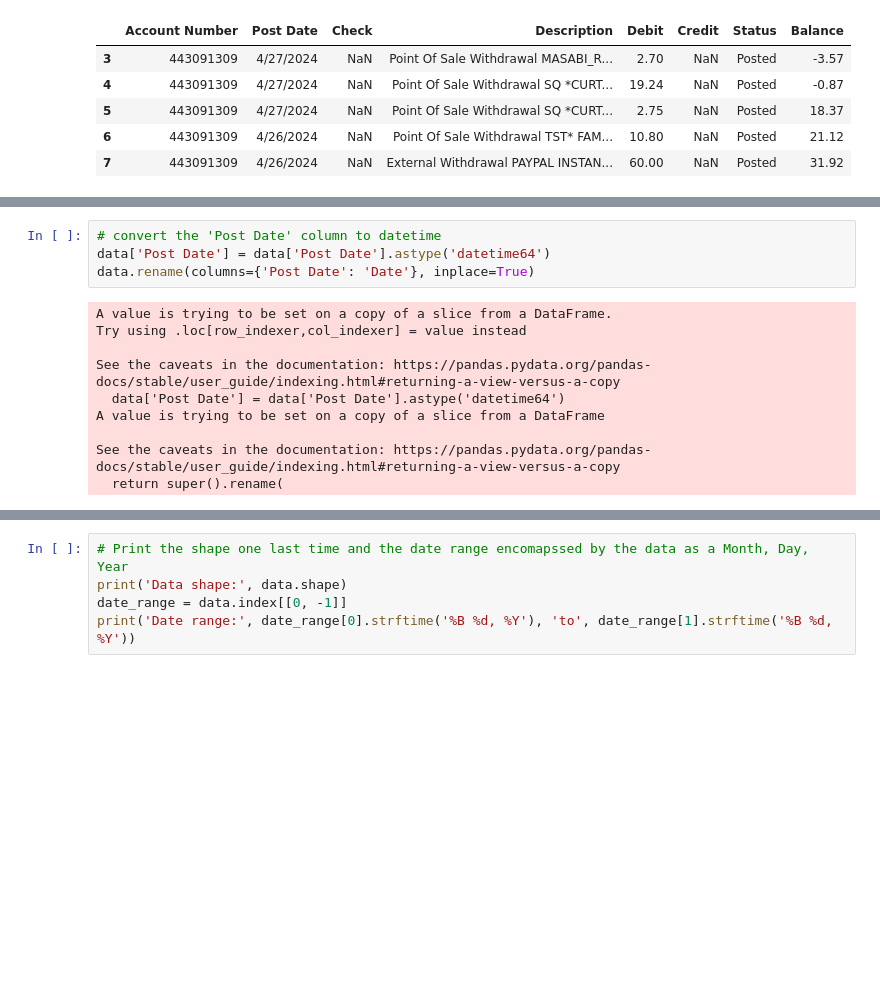
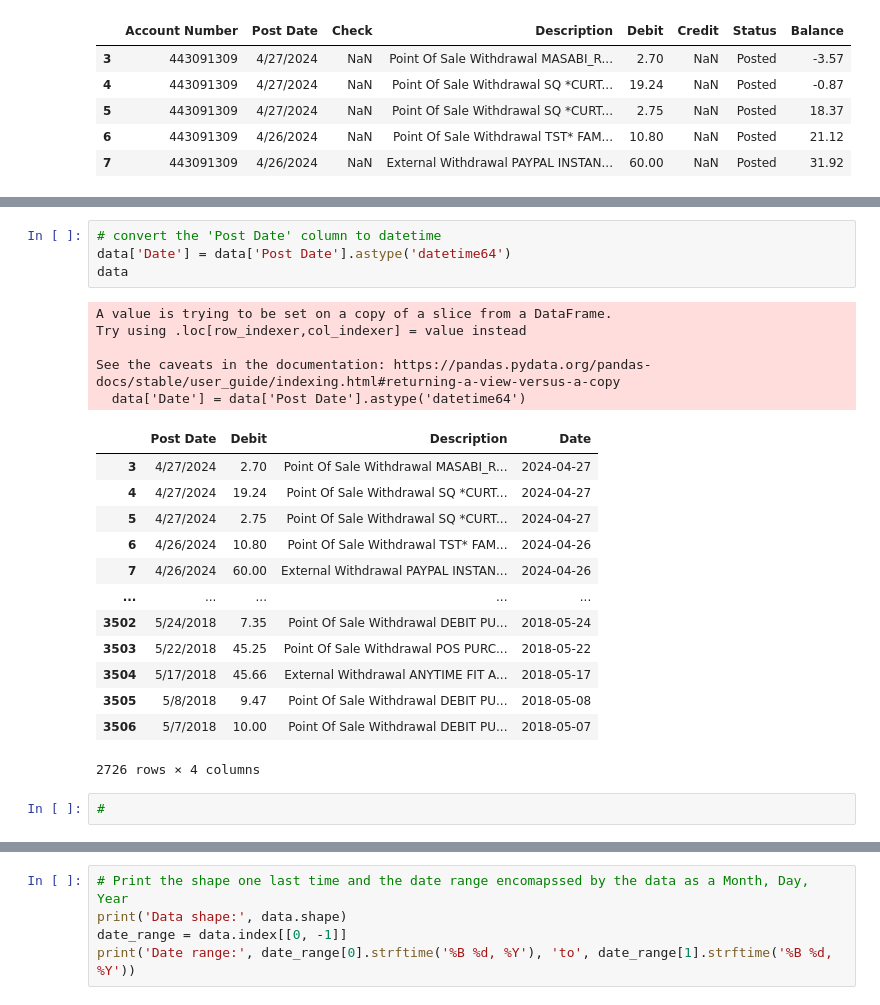
Before and after one commit to EZ-Walk/Expense-forcasting, a Jupyter notebook: data.ipynb, the cells around one changed output, grey strips where cells are left out. Cells and saved outputs as stored; diff of their text form; blank space fills up the shorter version.

```diff
--- a/data.ipynb
+++ b/data.ipynb
@@ -45,17 +45,28 @@ Data shape: (2726, 2)
 # %%
 # convert the 'Post Date' column to datetime
-data['Post Date'] = data['Post Date'].astype('datetime64')
-data.rename(columns={'Post Date': 'Date'}, inplace=True)
+data['Date'] = data['Post Date'].astype('datetime64')
+data
 # %% [output]
 A value is trying to be set on a copy of a slice from a DataFrame.
 Try using .loc[row_indexer,col_indexer] = value instead
 
 See the caveats in the documentation: https://pandas.pydata.org/pandas-docs/stable/user_guide/indexing.html#returning-a-view-versus-a-copy
-  data['Post Date'] = data['Post Date'].astype('datetime64')
-A value is trying to be set on a copy of a slice from a DataFrame
-
-See the caveats in the documentation: https://pandas.pydata.org/pandas-docs/stable/user_guide/indexing.html#returning-a-view-versus-a-copy
-  return super().rename(
+  data['Date'] = data['Post Date'].astype('datetime64')
+|  | Post Date | Debit | Description | Date |
+| 3 | 4/27/2024 | 2.70 | Point Of Sale Withdrawal MASABI_R... | 2024-04-27 |
+| 4 | 4/27/2024 | 19.24 | Point Of Sale Withdrawal SQ *CURT... | 2024-04-27 |
+| 5 | 4/27/2024 | 2.75 | Point Of Sale Withdrawal SQ *CURT... | 2024-04-27 |
+| 6 | 4/26/2024 | 10.80 | Point Of Sale Withdrawal TST* FAM... | 2024-04-26 |
+| 7 | 4/26/2024 | 60.00 | External Withdrawal PAYPAL INSTAN... | 2024-04-26 |
+| ... | ... | ... | ... | ... |
+| 3502 | 5/24/2018 | 7.35 | Point Of Sale Withdrawal DEBIT PU... | 2018-05-24 |
+| 3503 | 5/22/2018 | 45.25 | Point Of Sale Withdrawal POS PURC... | 2018-05-22 |
+| 3504 | 5/17/2018 | 45.66 | External Withdrawal ANYTIME FIT A... | 2018-05-17 |
+| 3505 | 5/8/2018 | 9.47 | Point Of Sale Withdrawal DEBIT PU... | 2018-05-08 |
+| 3506 | 5/7/2018 | 10.00 | Point Of Sale Withdrawal DEBIT PU... | 2018-05-07 |
+2726 rows × 4 columns
+# %%
+#
 # %%
 # fill in dates without expenses as 0
 data = data.set_index('Date').resample('D').sum().fillna(0)
```
Also changed, not shown: parts of 8 cells of this notebook, 8 other files.
